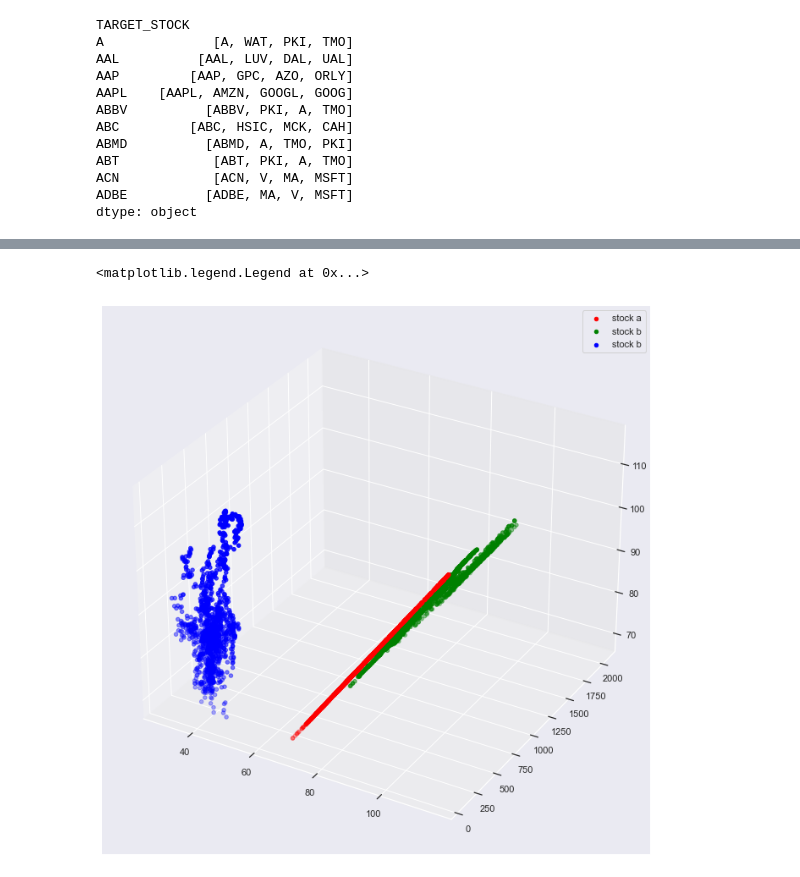
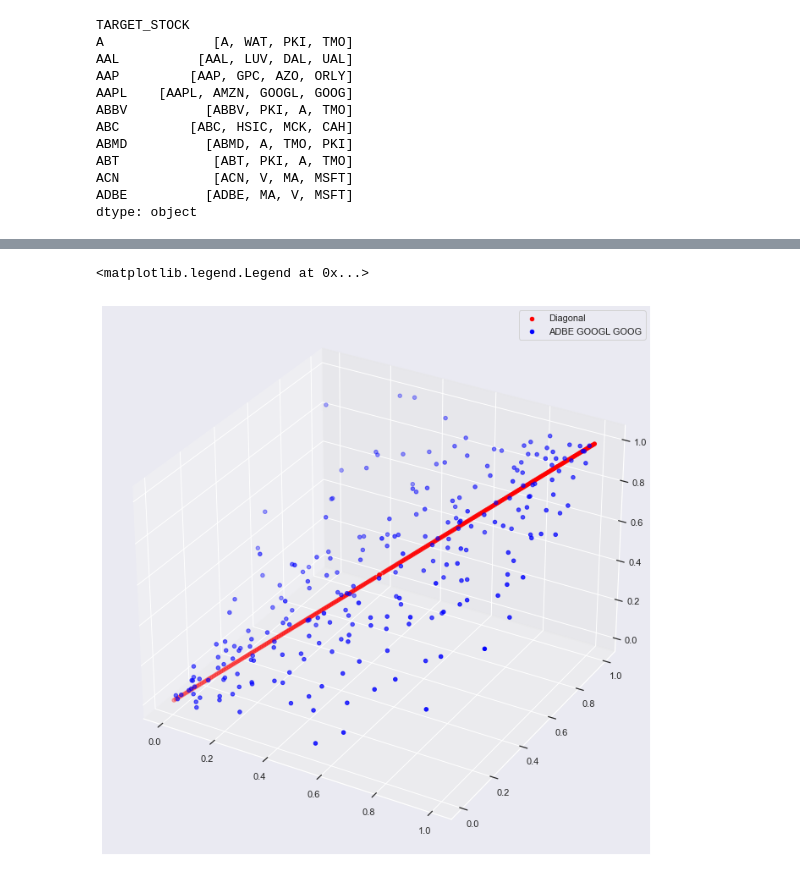
Before and after one commit to hudson-and-thames/march_applications_21, a Jupyter notebook: FranzKrekeler/tutorial.ipynb, the cells around one changed output, grey strips where cells are left out. Drawn from its saved outputs; the diff is of its cells as text; code cells hidden in the pictures.

Commit message:
fixed wrong axis calculation in geometric sum

```diff
--- a/FranzKrekeler/tutorial.ipynb
+++ b/FranzKrekeler/tutorial.ipynb
@@ -12,0 +24,13 @@ sp500 = UniverseDownloader(cache=True).historic_sp500_data()
+# %%
+%load_ext autoreload
+%autoreload 2
+
+from vinecopulaslab.universe import UniverseDownloader
+from vinecopulaslab.pairselection import TraditionalSelection, ExtendedSelection, GeometricSelection
+
+import seaborn as sns
+sns.set()
+
+sp500 = UniverseDownloader(cache=False).historic_sp500_data(start='2016-01-01',
+                                                            end='2017-01-01')
+sp500.head(2)
@@ -57,5 +129,3 @@ ABT            [ABT, PKI, A, TMO]
 ACN            [ACN, V, MA, MSFT]
 ADBE          [ADBE, MA, V, MSFT]
 dtype: object
-# %%
-GS = GeometricSelection()
@@ -62,2 +136,3 @@ GS = GeometricSelection()
 # %%
-pairs_g = GS.select_pairs(sp500.iloc[:,:55])
+%%time
+pairs_g = GS.select_pairs(sp500.iloc[:,:])
@@ -84,0 +142,4 @@ sp500[pairs_g.tolist()[5]].plot(figsize=(16,9));
+# %%
+sample_pair = pairs_g.tolist()[9]
+sp500[sample_pair].pct_change(fill_method='ffill').dropna(how='all').cumsum(axis=0).plot();
+sp500[sample_pair].plot();
@@ -85,22 +149,22 @@ sp500[pairs_g.tolist()[5]].plot(figsize=(16,9));
 # %%
 from matplotlib import pyplot as plt
 from mpl_toolkits.mplot3d import Axes3D
 import seaborn as sns
 sns.set()
 fig = plt.figure(figsize=(12, 9))
 ax = Axes3D(fig)
-
-values = sp500[pairs_g.tolist()[5]].values
+sample = sp500[sample_pair[:3]].pct_change(fill_method='ffill').dropna(how='all')
+values = sample.rank(pct=True).values
 y = np.linspace(0,1)
 x = np.linspace(0,1)
 z = np.linspace(0,1)
 #ax.scatter(x,y,z, label="grp_n")  # this way you can control color/marker/size of each group freely
-ax.scatter(values[:,0],values[:,0],values[:,0], label="stock a",c="red")  # if you want to do everything in one line, lol
-ax.scatter(values[:,0],values[:,1],values[:,0], label="stock b",c="green")  # if you want to do everything in one line, lol
-ax.scatter(values[:,2],values[:,0],values[:,0], label="stock b",c="blue")  # if you want to do everything in one line, lol
+ax.scatter(values[:,0],values[:,0],values[:,0], label="Diagonal",c="red")  # if you want to do everything in one line, lol
+ax.scatter(values[:,0],values[:,1],values[:,2], label=" ".join(sample_pair[:3]),c="blue")  # if you want to do everything in one line, lol
+#ax.scatter(values[:,0],values[:,1],values[:,0], label="stock b",c="green")  # if you want to do everything in one line, lol
 #ax.scatter(values, label="grp_name")  # if you want to do everything in one line, lol
 
 ax.legend()
 # %% [output]
 <matplotlib.legend.Legend at 0x...>
-[figure, old version]
+[figure, new version]
```
Also changed, not shown: parts of 18 cells of this notebook, 6 other files.
